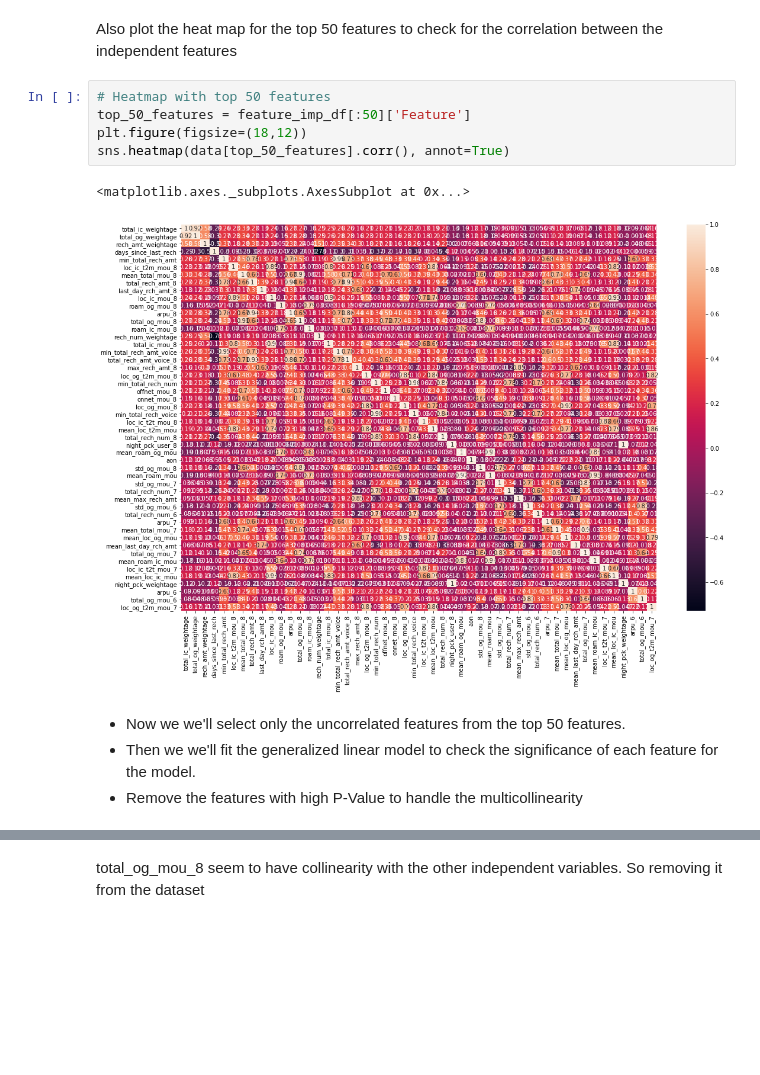
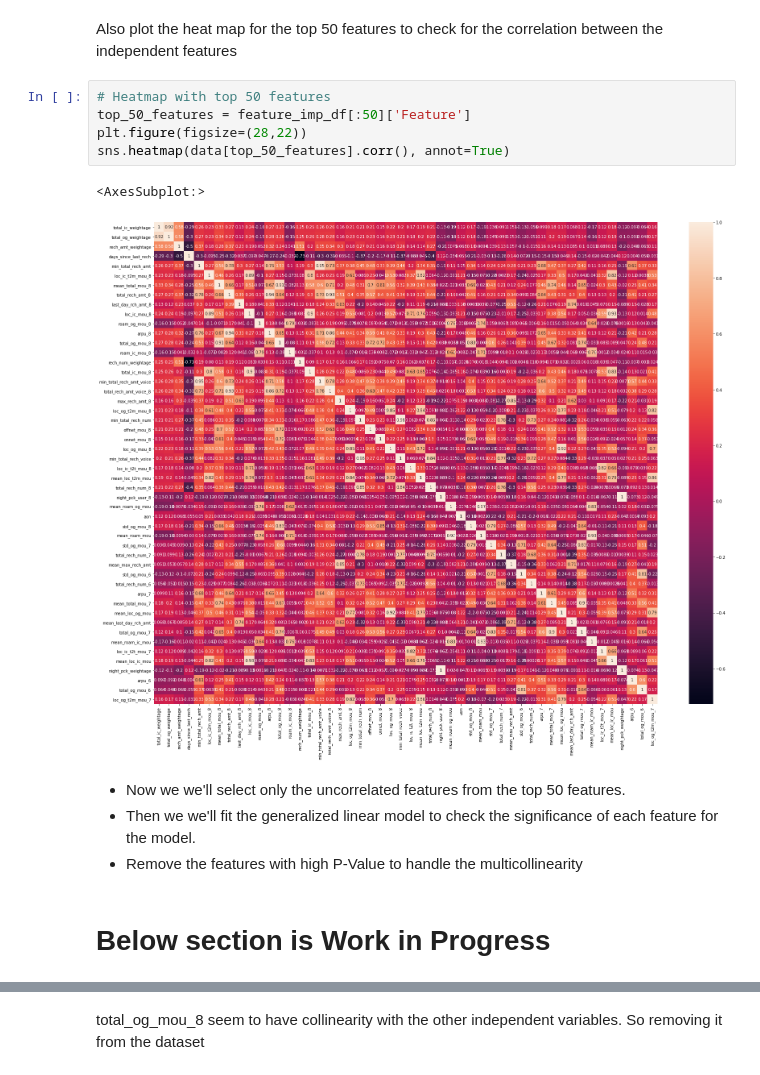
Before and after one commit to SanjanSRao/Telecom_Churn, a Jupyter notebook: Telecom_Churn_Prediction_sanjan.ipynb, the cells around one changed output, grey strips where cells are left out. Cells and saved outputs as stored; diff of their text form; blank space fills up the shorter version.

```diff
--- a/Telecom_Churn_Prediction_sanjan.ipynb
+++ b/Telecom_Churn_Prediction_sanjan.ipynb
@@ -2096,12 +2093,14 @@ Also plot the heat map for the top 50 features to check for the correlation betw
 # %%
 # Heatmap with top 50 features
 top_50_features = feature_imp_df[:50]['Feature']
-plt.figure(figsize=(18,12))
+plt.figure(figsize=(28,22))
 sns.heatmap(data[top_50_features].corr(), annot=True)
 # %% [output]
-<matplotlib.axes._subplots.AxesSubplot at 0x...>
+<AxesSubplot:>
-[figure, old version]
+[figure, new version]
 # %% [markdown]
 * Now we we'll select only the uncorrelated features from the top 50 features.
 * Then we we'll fit the generalized linear model to check the significance of each feature for the model.
 * Remove the features with high P-Value to handle the multicollinearity
+# %% [markdown]
+# Below section is Work in Progress
```
Also changed, not shown: parts of 38 cells of this notebook.
